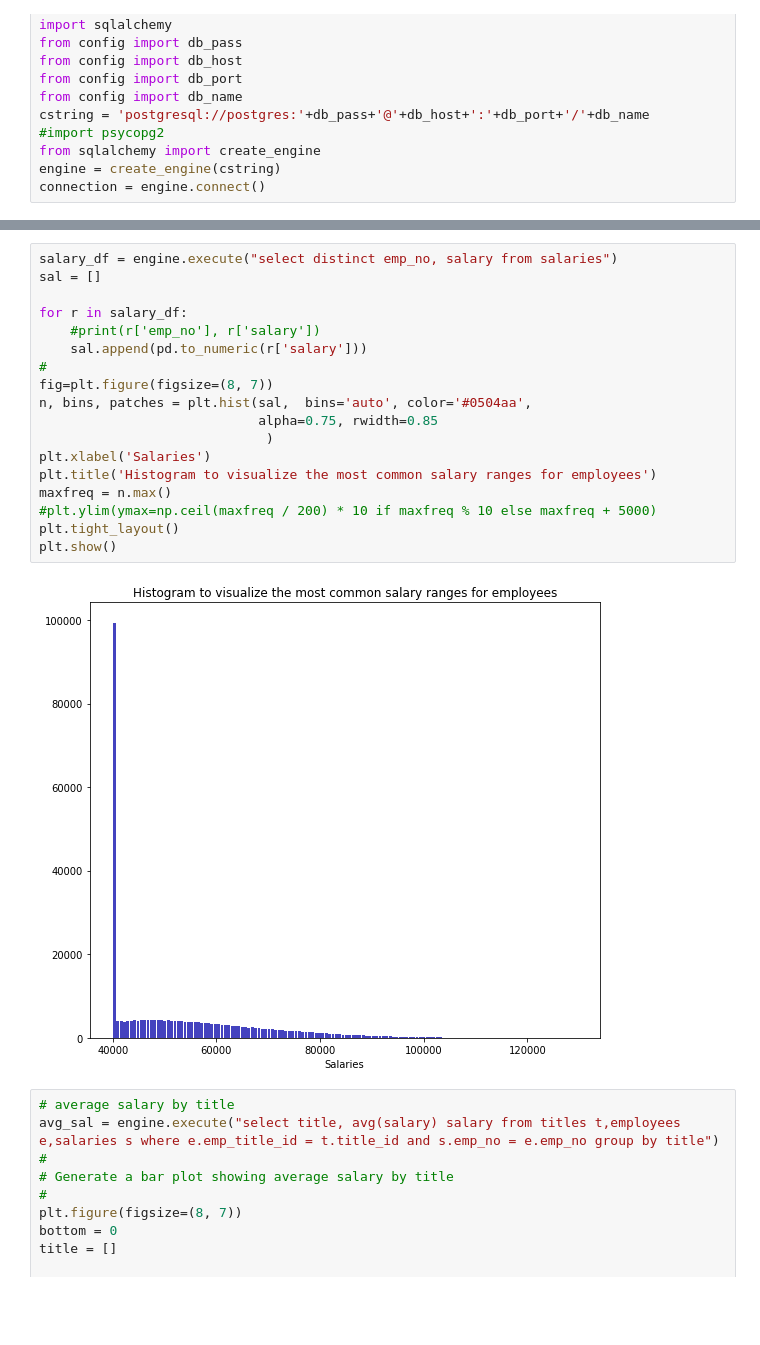
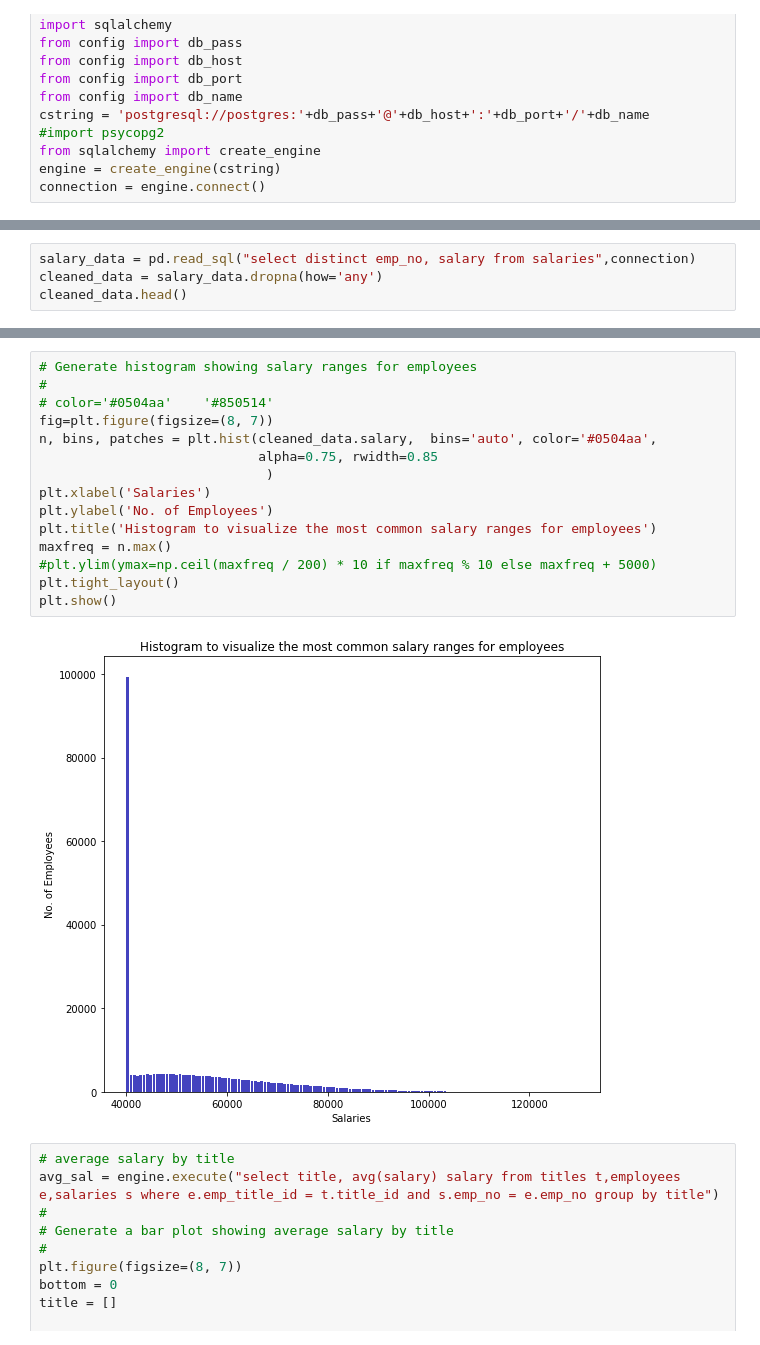
Before and after one commit to raviselva4/SQL-challenge, a Jupyter notebook: EmployeeSQL/sqlproject_bonus.ipynb, the cells around one changed output, grey strips where cells are left out. Saved outputs shown, nothing was run; the diff lists cells and outputs as text; blank space fills up the shorter version.

Commit message:
histogram query method changed to pd.read_sql

```diff
--- a/EmployeeSQL/sqlproject_bonus.ipynb
+++ b/EmployeeSQL/sqlproject_bonus.ipynb
@@ -16,0 +24,4 @@ connection = engine.connect()
+# %%
+salary_data = pd.read_sql("select distinct emp_no, salary from salaries",connection)
+cleaned_data = salary_data.dropna(how='any')
+cleaned_data.head()
@@ -17,23 +35,20 @@ connection = engine.connect()
 # %%
-salary_df = engine.execute("select distinct emp_no, salary from salaries")
-sal = []
-
-for r in salary_df:
-    #print(r['emp_no'], r['salary'])
-    sal.append(pd.to_numeric(r['salary']))
+# Generate histogram showing salary ranges for employees
 #
+# color='#0504aa'    '#850514'
 fig=plt.figure(figsize=(8, 7))
-n, bins, patches = plt.hist(sal,  bins='auto', color='#0504aa',
+n, bins, patches = plt.hist(cleaned_data.salary,  bins='auto', color='#0504aa',
                             alpha=0.75, rwidth=0.85
                              )
 plt.xlabel('Salaries')
+plt.ylabel('No. of Employees')
 plt.title('Histogram to visualize the most common salary ranges for employees')
 maxfreq = n.max()
 #plt.ylim(ymax=np.ceil(maxfreq / 200) * 10 if maxfreq % 10 else maxfreq + 5000)
 plt.tight_layout()
 plt.show()
 # %% [output]
-[figure, old version]
+[figure, new version]
 # %%
 # average salary by title
 avg_sal = engine.execute("select title, avg(salary) salary from titles t,employees e,salaries s where e.emp_title_id = t.title_id and s.emp_no = e.emp_no group by title")
```
Also changed, not shown: parts of 2 cells of this notebook.
